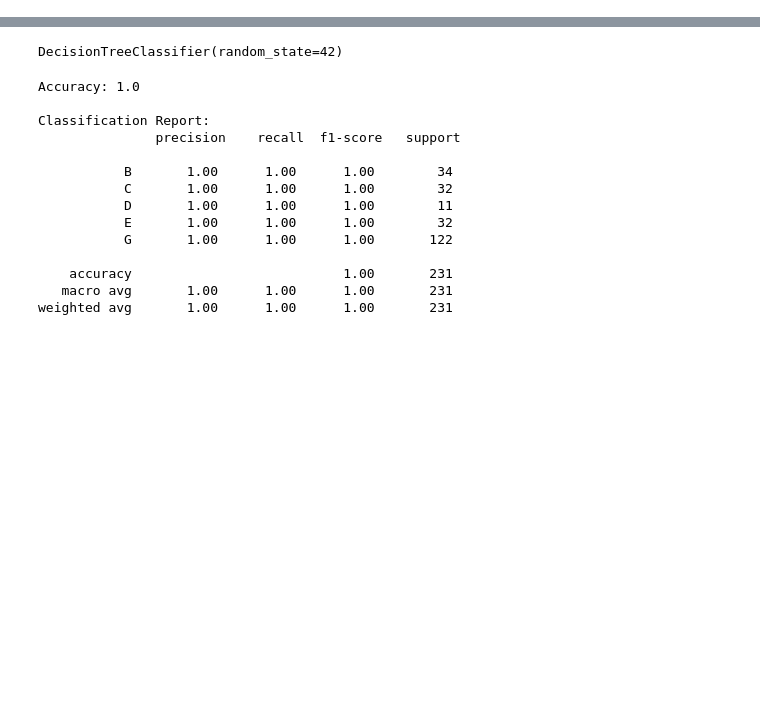
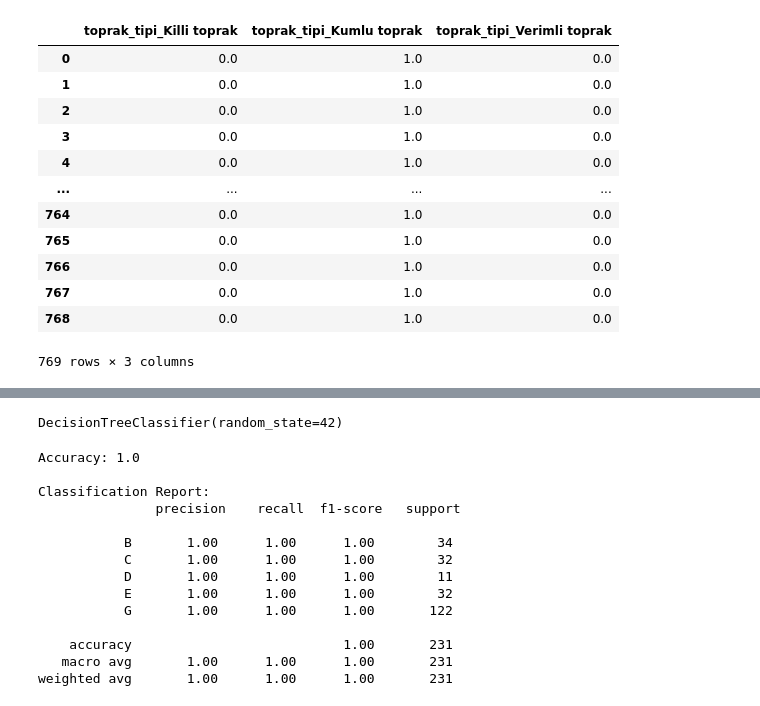
Before and after one commit to 418-Teapot-Crew/datathon, a Jupyter notebook: server/model.ipynb, the cells around one changed output, grey strips where cells are left out. Cells and saved outputs as stored; diff of their text form; code cells hidden in the pictures; blank space fills up the shorter version.

```diff
--- a/server/model.ipynb
+++ b/server/model.ipynb
@@ -34,7 +35,22 @@ from sklearn.preprocessing import StandardScaler
 # %%
 encoder = OneHotEncoder(sparse=False)
 encoded_cols = encoder.fit_transform(df[['toprak_tipi']])
 encoded_df = pd.DataFrame(encoded_cols, columns=encoder.get_feature_names(['toprak_tipi']))
+encoded_df
+# %% [output]
+|  | toprak_tipi_Killi toprak | toprak_tipi_Kumlu toprak | toprak_tipi_Verimli toprak |
+| 0 | 0.0 | 1.0 | 0.0 |
+| 1 | 0.0 | 1.0 | 0.0 |
+| 2 | 0.0 | 1.0 | 0.0 |
+| 3 | 0.0 | 1.0 | 0.0 |
+| 4 | 0.0 | 1.0 | 0.0 |
+| ... | ... | ... | ... |
+| 764 | 0.0 | 1.0 | 0.0 |
+| 765 | 0.0 | 1.0 | 0.0 |
+| 766 | 0.0 | 1.0 | 0.0 |
+| 767 | 0.0 | 1.0 | 0.0 |
+| 768 | 0.0 | 1.0 | 0.0 |
+769 rows × 3 columns
 # %%
 df = pd.concat([df, encoded_df], axis=1)
 df = df.drop(columns=['toprak_tipi'])
```
Also changed, not shown: parts of 5 cells of this notebook, 8 other files.
